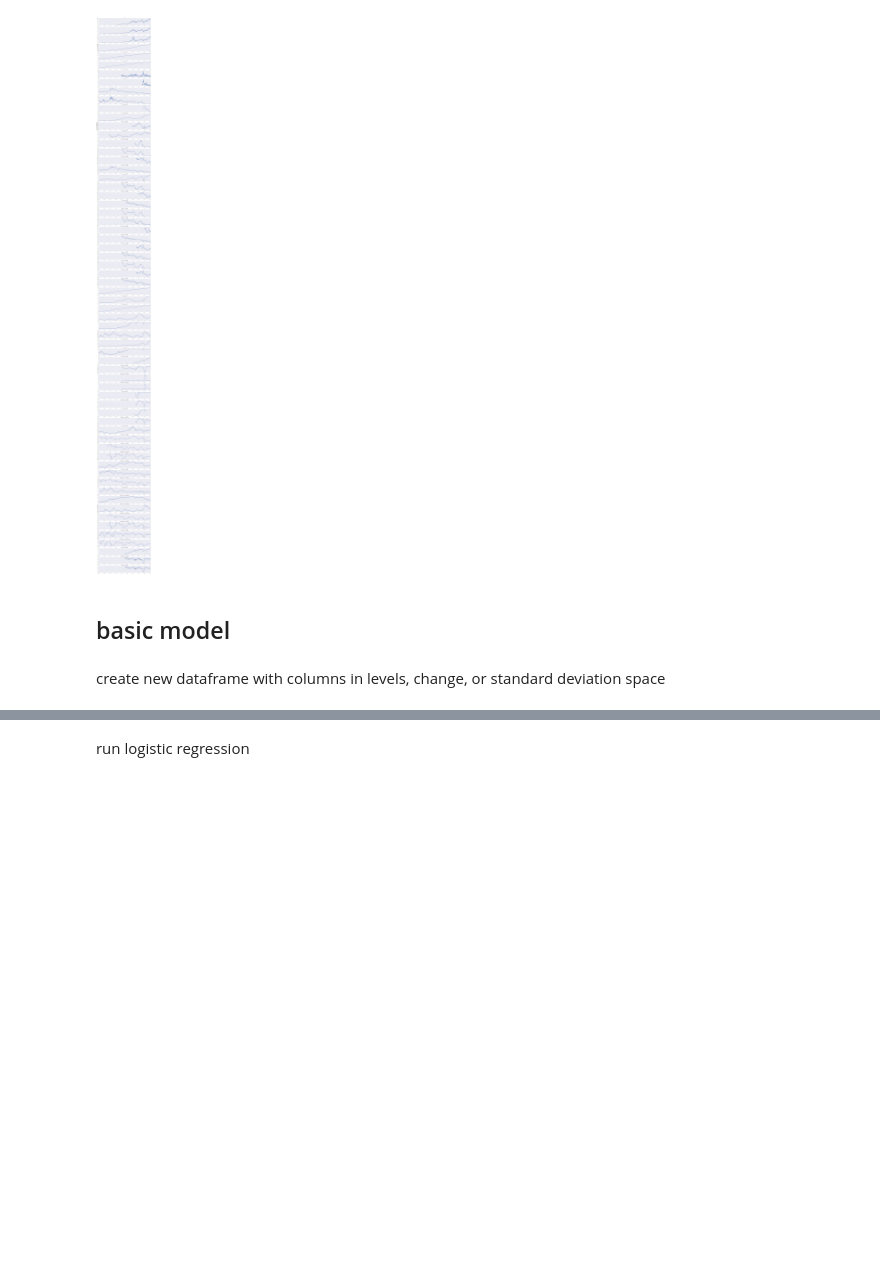
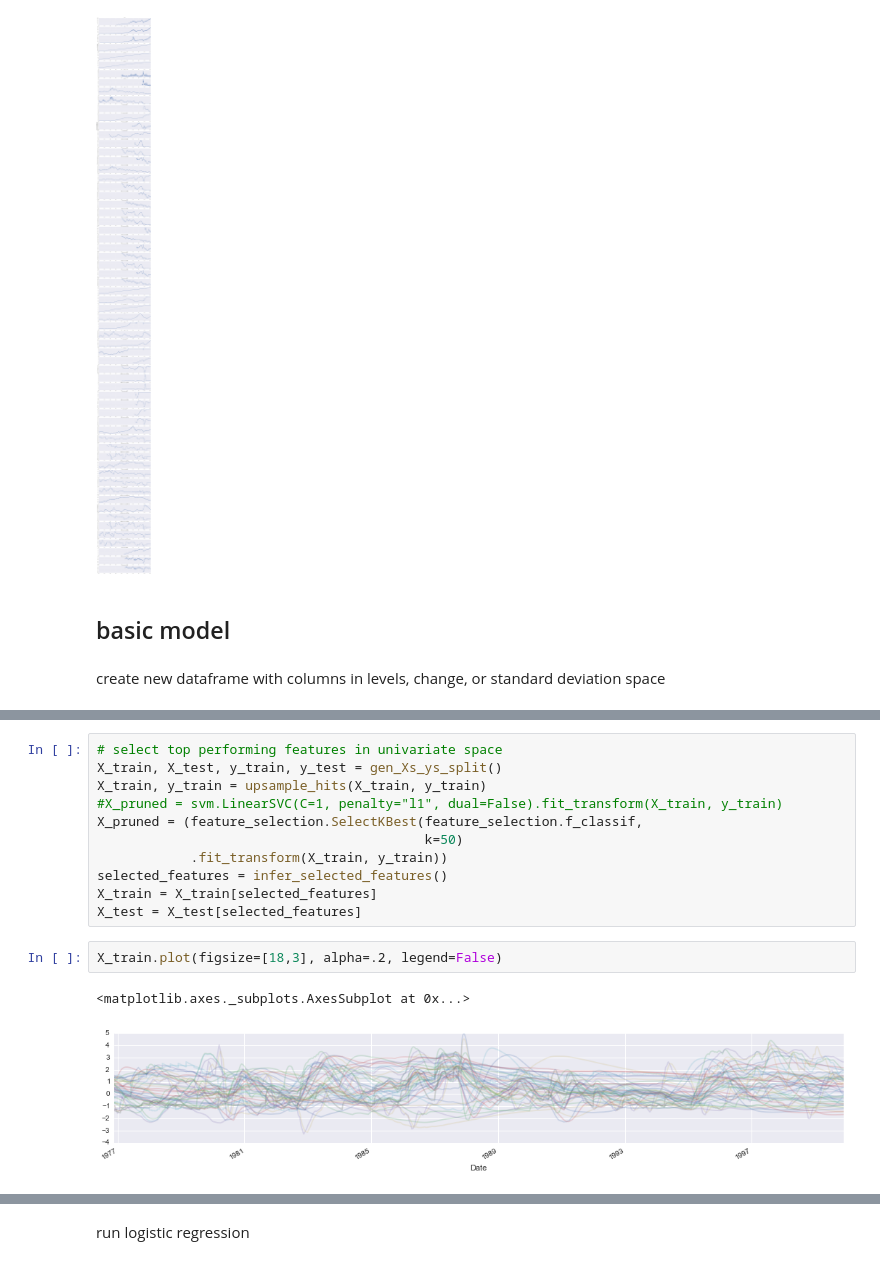
Before and after one commit to rhouck/bubble, a Jupyter notebook: notes/Model Construction.ipynb, the cells around one changed output, grey strips where cells are left out. Cells and saved outputs as stored; diff of their text form; blank space fills up the shorter version.

```diff
--- a/notes/Model Construction.ipynb
+++ b/notes/Model Construction.ipynb
@@ -247,0 +251,16 @@ def test_model(clf, data):
+# %%
+# select top performing features in univariate space
+X_train, X_test, y_train, y_test = gen_Xs_ys_split()
+X_train, y_train = upsample_hits(X_train, y_train)
+#X_pruned = svm.LinearSVC(C=1, penalty="l1", dual=False).fit_transform(X_train, y_train)
+X_pruned = (feature_selection.SelectKBest(feature_selection.f_classif,
+                                          k=50)
+            .fit_transform(X_train, y_train))
+selected_features = infer_selected_features()
+X_train = X_train[selected_features]
+X_test = X_test[selected_features]
+# %%
+X_train.plot(figsize=[18,3], alpha=.2, legend=False)
+# %% [output]
+<matplotlib.axes._subplots.AxesSubplot at 0x...>
+[figure, added]
```
Also changed, not shown: parts of 15 cells of this notebook.
